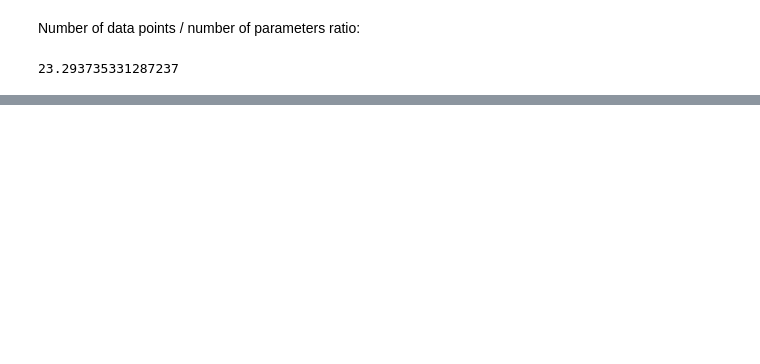
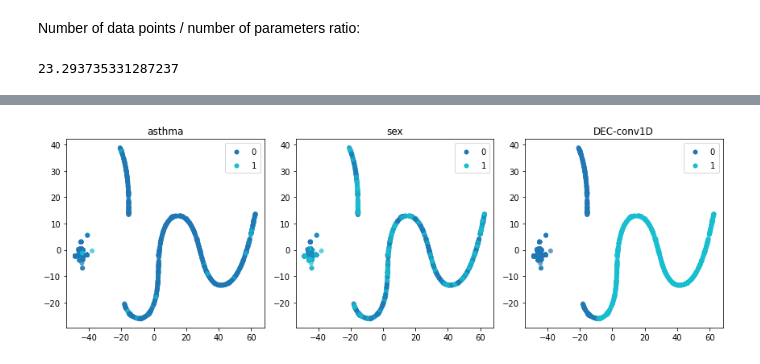
Before and after one commit to carlescn/MSc_bioinformatics_thesis, a Jupyter notebook: ExposomeChallenge/explore_conv_dc.ipynb, the cells around one changed output, grey strips where cells are left out. Cells and saved outputs as stored; diff of their text form; code cells hidden in the pictures; blank space fills up the shorter version.

Commit message:
Explore hyperparams. Add DEC+conv1D.

```diff
--- a/ExposomeChallenge/explore_conv_dc.ipynb
+++ b/ExposomeChallenge/explore_conv_dc.ipynb
@@ -103,7 +115,6 @@ def get_decoder(output_dim, latent_dim, filters=[]):
 INPUT_DIM = metabol_exprs.shape[1]
 FILTERS = (4, 16)
 LATENT_DIM = 5
-N_CLUSTERS = LATENT_DIM
 
 encoder = get_encoder(INPUT_DIM, LATENT_DIM, FILTERS)
 encoder.summary()
@@ -136,0 +389,96 @@ np.multiply(metabol_exprs.shape[0], metabol_exprs.shape[1]) / (encoder.count_par
+# %%
+def dec_callback(epoch, logs):
+    global p
+    global c_last
+
+    if (epoch+1) % SCHEDULE == 0:
+        q = model_dec.soft_assignment(metabol_exprs)
+        p = compute_p(q)
+
+        c_new = q.numpy().argmax(1)
+        delta = compute_delta(c_new, c_last)
+        c_last = np.copy(c_new)
+        # print(f"Delta: {delta:.3f}")
+        if (delta < DELTA_THRESHOLD):
+            model_dec.stop_training = True
+
+callback = tf.keras.callbacks.LambdaCallback(on_epoch_end=dec_callback)
+# %%
+rl_method = "DEC-conv1D"
+clust_method = "K-Means"
+
+for k, variables in categorical_variables.items():
+    LATENT_DIM = k
+    N_CLUSTERS = k
+
+    # Construct and pretrain AE
+    print(f"K={k} - Pretraining AE", end=" ")
+    encoder = get_encoder(INPUT_DIM, LATENT_DIM, FILTERS, KERNEL)
+    decoder = get_decoder(INPUT_DIM, LATENT_DIM, FILTERS, KERNEL)
+    z = encoder(encoder.inputs)
+    ae_outputs = decoder(z)
+    model_ae = models.Model(encoder.inputs, ae_outputs)
+
+    optimizer = keras.optimizers.SGD(learning_rate=LEARNING_RATE_PRETRAIN,
+                                     momentum=MOMENTUM_PRETRAIN)
+    loss = "mse"
+    model_ae.compile(optimizer=optimizer, loss=loss)
+    history = model_ae.fit(metabol_exprs, metabol_exprs,
+                           epochs=EPOCHS_PRETRAIN,
+                           batch_size=BATCH_SIZE,
+                           verbose=0)
+    print(f"[loss: {history.history['loss'][-1]:.4f}]", end=" ")
+
+    # Construct DEC
+    print("- Fine-tunning DEC", end=" ")
+    model_dec = get_dec_model(encoder, N_CLUSTERS)
+
+    # Initialize parameters
+    z_dec = model_dec.encode(metabol_exprs)
+    kmeans = KMeans(n_clusters=N_CLUSTERS, n_init=30)
+    kmeans.fit(z_dec)
+    for weight in model_dec.trainable_weights:
+        if weight.name == "centroids:0":
+            weight.assign(K.constant(kmeans.cluster_centers_))
+
+    p = compute_p(to_categorical(kmeans.labels_))
+    c_last = kmeans.labels_
+
+    # Fine-tune the model
+    optimizer = keras.optimizers.SGD(learning_rate=LEARNING_RATE_FINETUNE,
+                                     momentum=MOMENTUM_FINETUNE)
+    model_dec.compile(optimizer=optimizer)
+    history = model_dec.fit(metabol_exprs, p,
+                            epochs=EPOCHS_FINETUNE,
+                            batch_size=BATCH_SIZE,
+                            callbacks = callback,
+                            verbose=0)
+    print(f"[loss: {history.history['loss'][-1]:.4f}]")
+
+    # Compute the cluster assignments
+    c_dec = model_dec.classify(metabol_exprs)
+    cluster_labels.append({"rl_method": rl_method,
+                           "clust_method": clust_method,
+                           "n_clusters": k,
+                           "labels": c_dec})
+
+    # Compute metrics
+    z_dec = model_dec.encode(metabol_exprs)
+    for variable, labels in true_labels[k].items():
+        metrics = evaluate_clustering(z_dec, labels, c_dec, False)
+        print(variable, [f'{metric}: {value:.3f}' for metric, value in metrics.items()])
+        result = {"rl_method": rl_method,
+                  "clust_method": clust_method,
+                  "n_clusters": k,
+                  "variable": variable}
+        result.update(metrics)
+        results.append(result)
+
+    # Draw the embeddings
+    tsne = TSNE(n_components=2, init='pca')
+    z_dec_tsne = tsne.fit_transform(z_dec)
+
+    labels = true_labels[k].copy()
+    labels.update({rl_method: c_dec})
+    draw_multiple_labels(z_dec_tsne, labels)
+# %% [output]
@@ -136,0 +501 @@ np.multiply(metabol_exprs.shape[0], metabol_exprs.shape[1]) / (encoder.count_par
+[figure, added]
```
Also changed, not shown: parts of 23 cells of this notebook.
